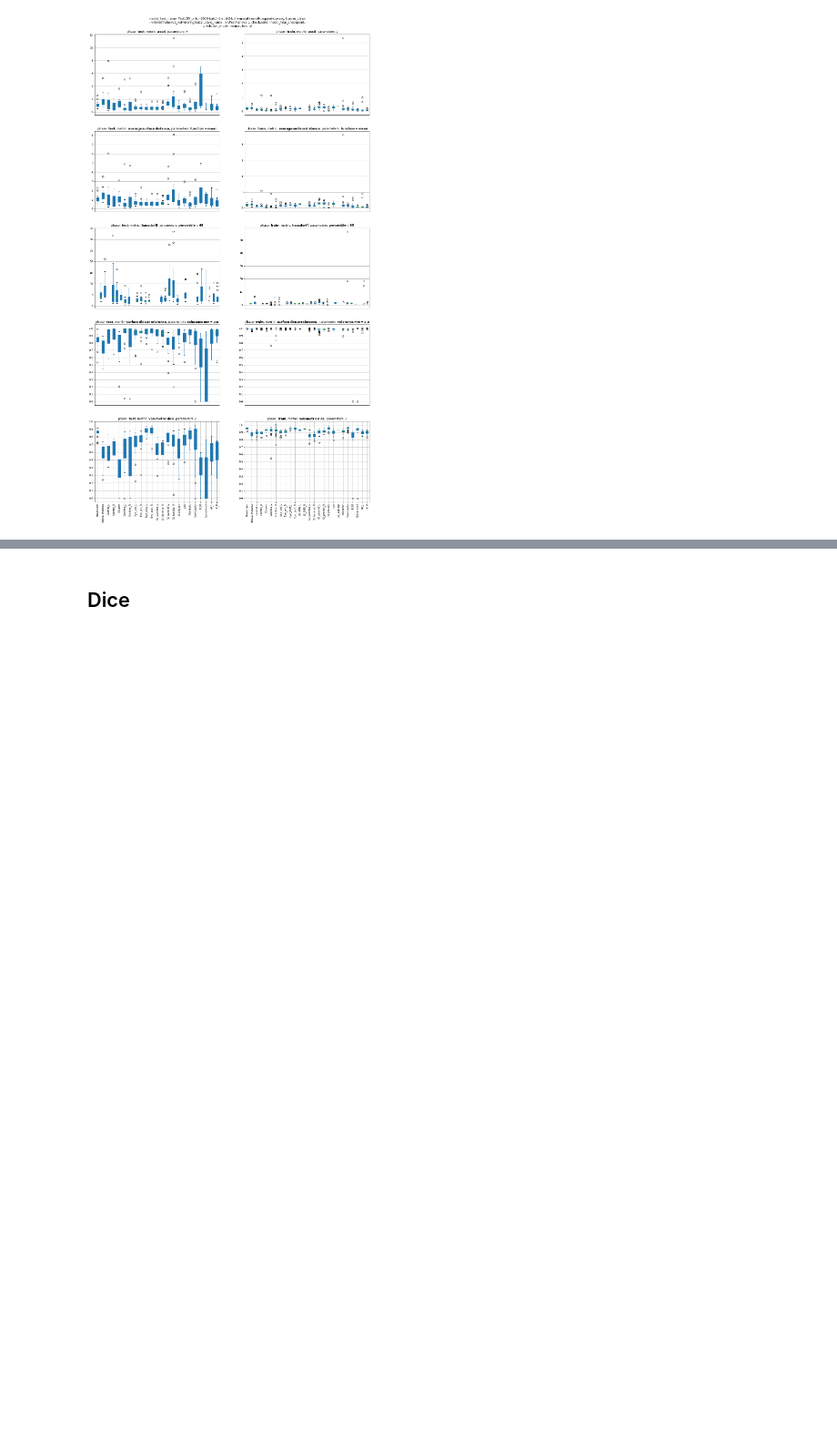
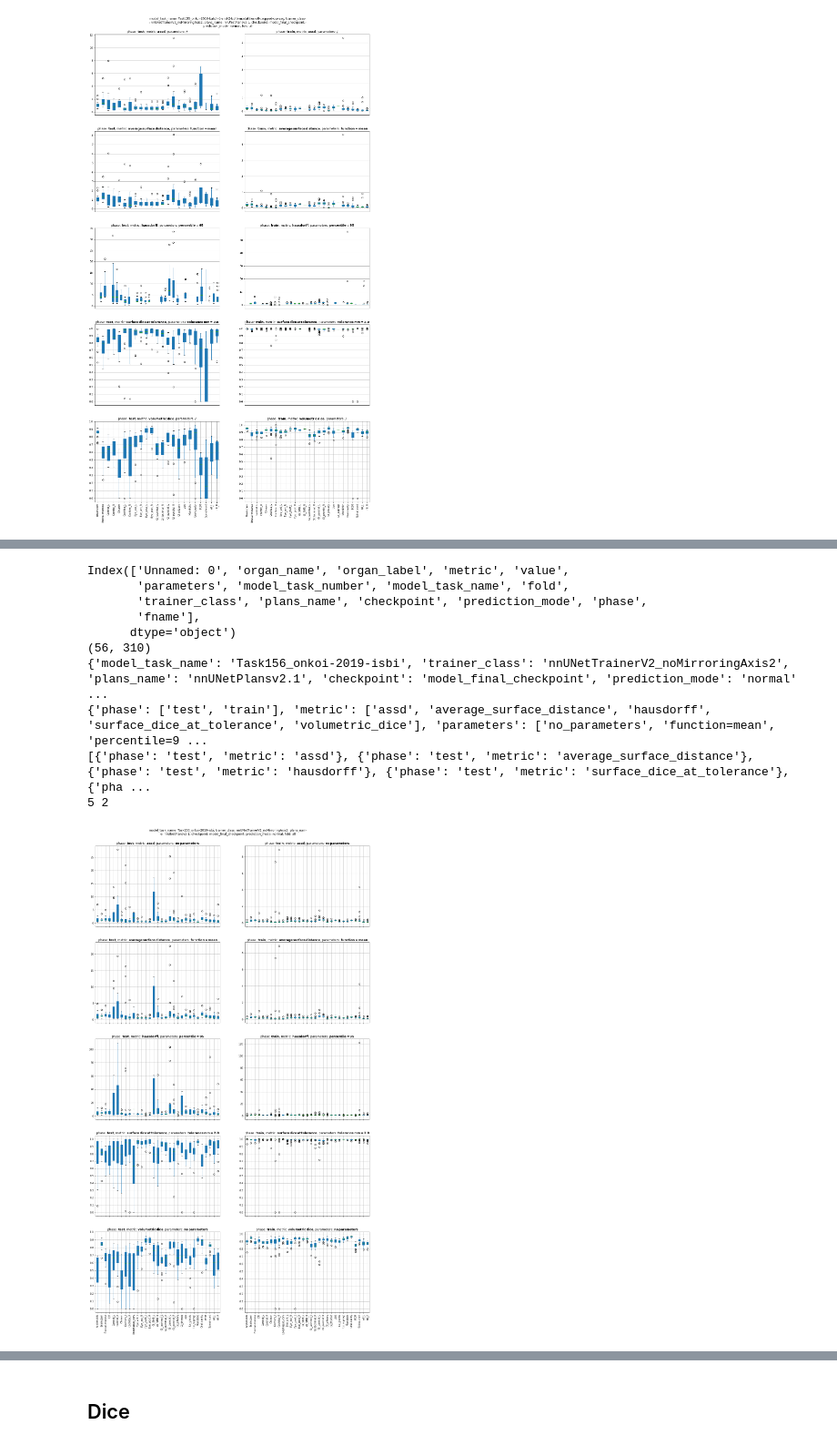
Before and after one commit to gasperpodobnik/nnUNet, a Jupyter notebook: nnunet/results/ISBI_plots.ipynb, the cells around one changed output, grey strips where cells are left out. Shown at 91% size. Saved outputs shown, nothing was run; the diff lists cells and outputs as text; code cells hidden in the pictures; blank space fills up the shorter version.

```diff
--- a/nnunet/results/ISBI_plots.ipynb
+++ b/nnunet/results/ISBI_plots.ipynb
@@ -83,16 +83,29 @@ def plot_boxplots(df: pd.DataFrame, selection: Union[dict, list], xlabel_col_nam
         title = r', '.join([fr'{k}: $\bf{{{replace_underscore(v)}}}$' for k, v in settings_dict.items()])
 
         if ax.is_last_row():
-            ax.set_xticks(ax.get_xticks(), xlabels)
+            #ax.set_xticks(xlabels)
+            ax.set_xticklabels(xlabels)
+            #ax.set_xticks(ax.get_xticks(), xlabels)
             ax.tick_params(axis='x', labelrotation = 90)
         else:
-            ax.set_xticks([])
+            ax.set_xticklabels(['']*len(ax.get_xticks()))
         ax.set_title(title)
         # if metric is dice
         if 'dice' in str(_dict.get('metric')):
             ax.set_yticks(np.arange(0, 1.1, 0.1)) #, fontsize=12)
 
     fig.suptitle(suptitle, y=0.98)
+
+def compute_mean_std_table(df_pivot):
+    df_pivot_cleaned, _, _ = drop_recurring_columns(df_pivot)
+    df_t = df_pivot_cleaned.transpose()
+    # df_t
+    # df_t.xs('Arytenoids', level='organ_name')
+    df_t['mean +/-, std'] = df_t.mean(axis=1).round(2).astype(str) + ' +/- ' + df_t.std(axis=1).round(2).astype(str)
+    df_t = df_t.drop(df_t.columns[:-2], axis=1).reset_index()
+    df_t = df_t.pivot(index='organ_name', columns=['metric', 'phase'], values='mean +/-, std')
+    return df_t.sort_index(axis=1)
+
 pivot_nnunet_results_df = lambda in_df: pd.pivot_table(in_df, values='value', index=['fname'], columns=['model_task_name', 'trainer_class', 'plans_name', 'checkpoint', 'prediction_mode', 'fold', 'phase', 'metric', 'parameters', 'organ_name'])
 replace_underscore = lambda s, r='\,': s.replace('_', r)
 # %% [markdown]
@@ -215,0 +242,34 @@ Index(['Unnamed: 0', 'organ_name', 'organ_label', 'metric', 'value',
+# %%
+dataset = "Task156_onkoi-2019-isbi"
+# stat_test = 'Mann-Whitney'
+df = read_csv(dataset)
+print(df.columns)
+# df
+df_pivot = pivot_nnunet_results_df(df)
+print(df_pivot.shape)
+# df_pivot
+
+df_pivot.columns.names
+df_pivot_cleaned, dropped_names, names_to_stay = drop_recurring_columns(df_pivot)
+print(dropped_names)
+print(names_to_stay)
+
+plot_parameters = ('phase', 'metric')
+_tmp = {k: vals for k, vals in names_to_stay.items() if k in plot_parameters}
+combinations = [dict(zip(list(_tmp.keys()), combination)) for combination in itertools.product(*list(_tmp.values()))]
+combinations
+# print(combinations, len(combinations))
+plot_boxplots(df_pivot, combinations)
+plt.savefig('isbi_results.pdf')
+# %% [output]
+Index(['Unnamed: 0', 'organ_name', 'organ_label', 'metric', 'value',
+       'parameters', 'model_task_number', 'model_task_name', 'fold',
+       'trainer_class', 'plans_name', 'checkpoint', 'prediction_mode', 'phase',
+       'fname'],
+      dtype='object')
+(56, 310)
+{'model_task_name': 'Task156_onkoi-2019-isbi', 'trainer_class': 'nnUNetTrainerV2_noMirroringAxis2', 'plans_name': 'nnUNetPlansv2.1', 'checkpoint': 'model_final_checkpoint', 'prediction_mode': 'normal' ...
+{'phase': ['test', 'train'], 'metric': ['assd', 'average_surface_distance', 'hausdorff', 'surface_dice_at_tolerance', 'volumetric_dice'], 'parameters': ['no_parameters', 'function=mean', 'percentile=9 ...
+[{'phase': 'test', 'metric': 'assd'}, {'phase': 'test', 'metric': 'average_surface_distance'}, {'phase': 'test', 'metric': 'hausdorff'}, {'phase': 'test', 'metric': 'surface_dice_at_tolerance'}, {'pha ...
+5 2
+[figure, added]
```
Also changed, not shown: parts of 14 cells of this notebook, 2 other files.
